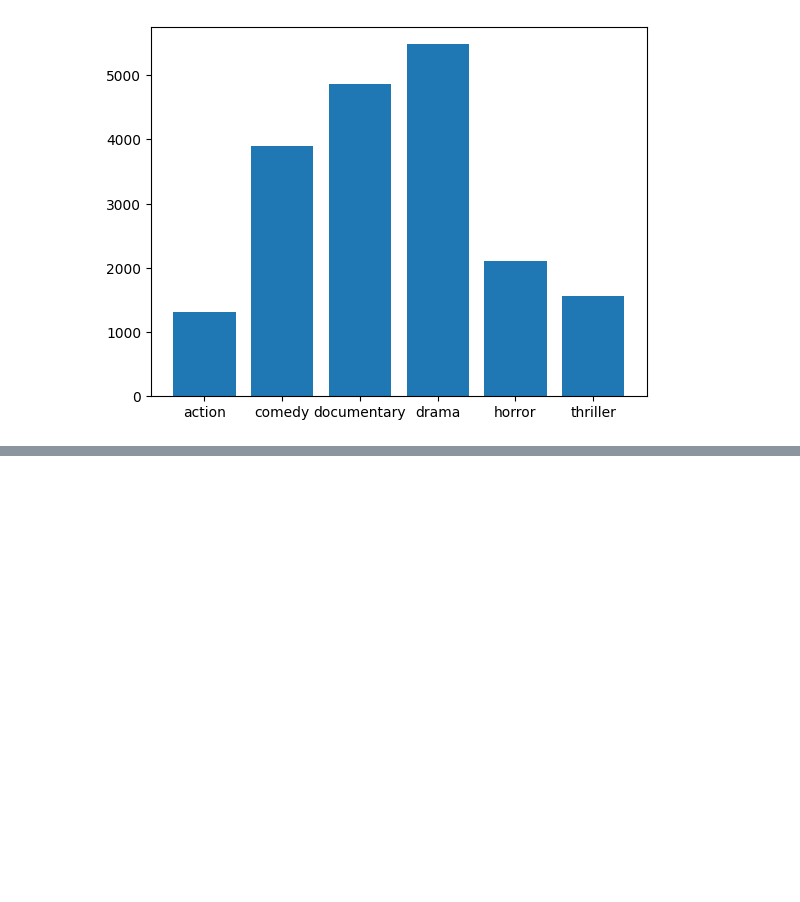
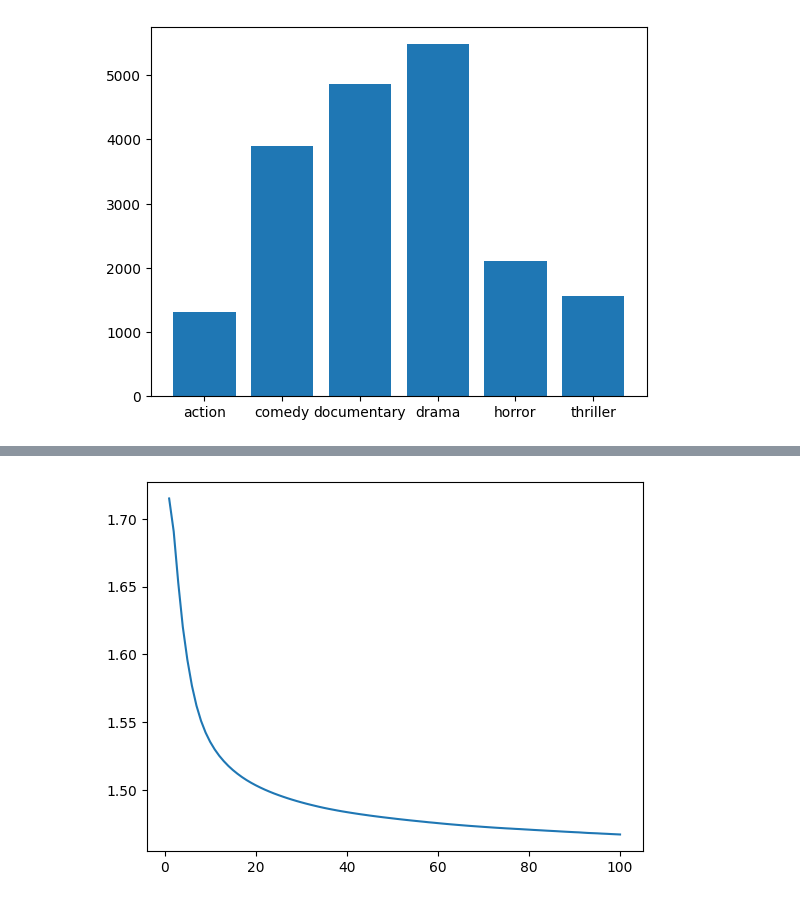
Before and after one commit to YiJie-Zhu/ECE-457B, a Jupyter notebook: assignment_3/question_4.ipynb, the cells around one changed output, grey strips where cells are left out. Drawn from its saved outputs; the diff is of its cells as text; code cells hidden in the pictures; blank space fills up the shorter version.

```diff
--- a/assignment_3/question_4.ipynb
+++ b/assignment_3/question_4.ipynb
@@ -7,0 +9,3 @@ from torch.utils.data import DataLoader, TensorDataset
+# %%
+device = 'cuda' if torch.cuda.is_available() else 'cpu'
+print(device)
@@ -55,17 +77,12 @@ while True:
 # %%
-# 1.2
+# 1.b
 train_df = pd.read_csv('data/train.csv', header=0).drop(columns=['f_1'])
 
-feature_tensor = torch.tensor(train_df.drop(columns=['genre']).values)
-label_tensor = torch.tensor(labels, dtype=torch.long)
-
-print(feature_tensor.shape)
-print(label_tensor.shape)
+feature_tensor = torch.tensor(train_df.drop(columns=['genre']).values, device=device)
+label_tensor = torch.tensor(labels, dtype=torch.long, device=device)
 
 dataset = TensorDataset(feature_tensor, label_tensor)
 dataloader = DataLoader(dataset, batch_size=64)
 
-validation_df = pd.read_csv('data/validate.csv', header=0).drop(columns=['f_1'])
-
-v_feature_tensor = torch.tensor(validation_df.drop(columns=['genre']).values)
-v_label_tensor = torch.tensor(validation_labels, dtype=torch.long)
+v_feature_tensor = torch.tensor(validation_df.drop(columns=['genre']).values, device=device)
+v_label_tensor = torch.tensor(validation_labels, dtype=torch.long, device=device)
@@ -125,0 +138,61 @@ tensor(2826.6272, dtype=torch.float64, grad_fn=<NllLossBackward0>)
+# %%
+# 1.3 part i)
+num_epoch = 100
+model = SimpleNeuralNet(1, 32)
+
+model = model.to(device)
+
+train_error_list, validation_error_list = model.train(dataloader, 0.001, num_epoch, v_feature_tensor, v_label_tensor)
+epoch_list = [i for i in range(1, num_epoch + 1)]
+plt.figure(1)
+plt.plot(epoch_list, train_error_list)
+plt.figure(2)
+plt.plot(epoch_list, validation_error_list)
+
+# accuracy, class-wise and f1 score
+class_accuracy_count = [0] * 6
+accuracy_count = 0
+confusion_matrix = [[0] * 6 for i in range(6)] # row is actual, col is predicted
+class_accuracy_score = []
+
+for i in range(len(v_feature_tensor)):
+    feature = v_feature_tensor[i]
+    label = v_label_tensor[i]
+
+    prediction = model(feature)
+
+    if torch.argmax(prediction, 0) == label:
+        accuracy_count += 1
+        class_accuracy_count[label] += 1
+
+    confusion_matrix[label][torch.argmax(prediction, 0)] += 1
+
+for class_i in range(6):
+    class_accuracy_score.append({
+        "TP": 0,
+        "TN": 0,
+        "FP": 0,
+        "FN": 0,
+        "AC_rate": 0,
+        "F1": 0
+    })
+
+    class_accuracy_score[class_i]["TP"] = confusion_matrix[class_i][class_i]
+
+    for row in range(6):
+        for col in range(6):
+            if row == class_i and col != class_i:
+                class_accuracy_score[class_i]["FN"] += confusion_matrix[row][col]
+            if col == class_i and row != class_i:
+                class_accuracy_score[class_i]["FP"] += confusion_matrix[row][col]
+            if row != class_i and col != class_i:
+                class_accuracy_score[class_i]["TN"] += confusion_matrix[row][col]
+
+    class_accuracy_score[class_i]["AC_rate"] = class_accuracy_count[class_i] / validation_genres_count[genre_map[class_i]]
+
+    r = (class_accuracy_score[class_i]["TP"]) / (class_accuracy_score[class_i]["TP"] + class_accuracy_score[class_i]["FN"]) if (class_accuracy_score[class_i]["TP"] + class_accuracy_score[class_i]["FN"]) != 0 else 0
+    p = (class_accuracy_score[class_i]["TP"]) / (class_accuracy_score[class_i]["TP"] + class_accuracy_score[class_i]["FP"]) if (class_accuracy_score[class_i]["TP"] + class_accuracy_score[class_i]["FP"]) != 0 else 0
+    class_accuracy_score[class_i]["F1"] = 2*((p*r)/(p+r)) if (p+r) != 0 else 0
+
+pprint(class_accuracy_score)
+# %% [output]
@@ -125,0 +217 @@ tensor(2826.6272, dtype=torch.float64, grad_fn=<NllLossBackward0>)
+[figure, added]
```
Also changed, not shown: parts of 9 cells of this notebook, 2 other files.
